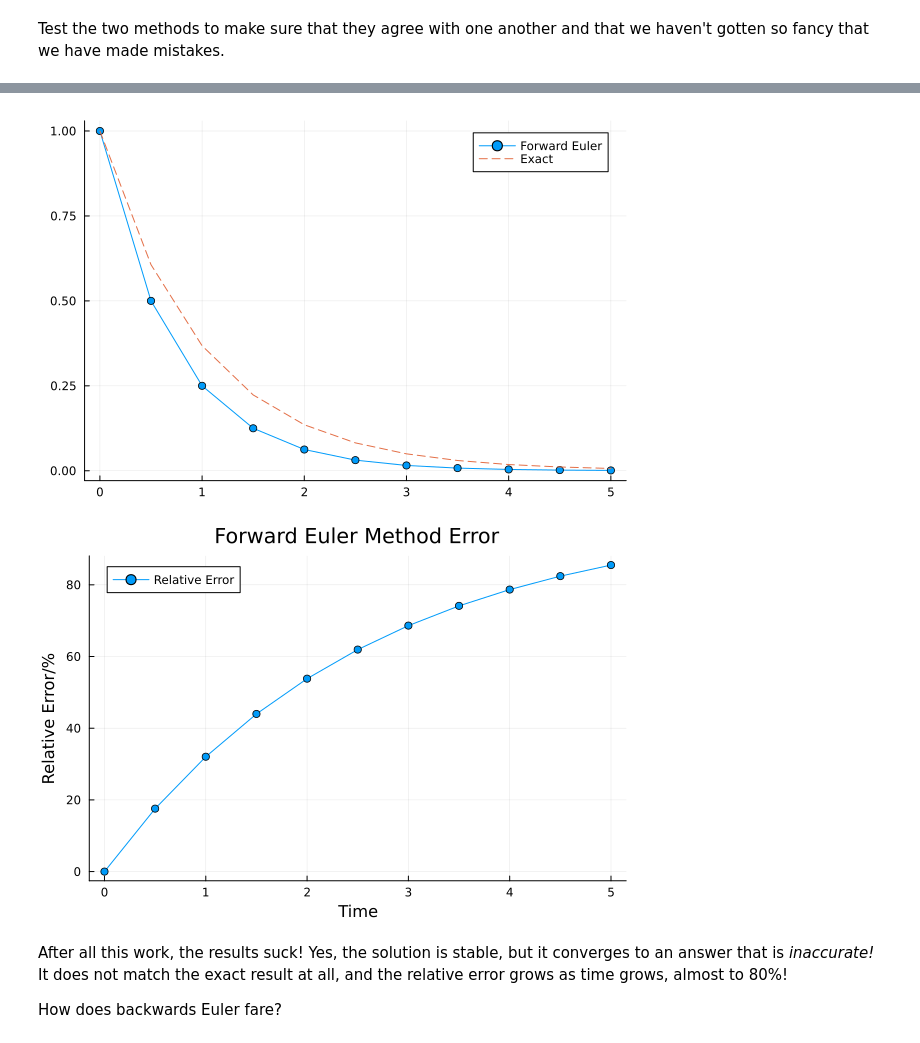
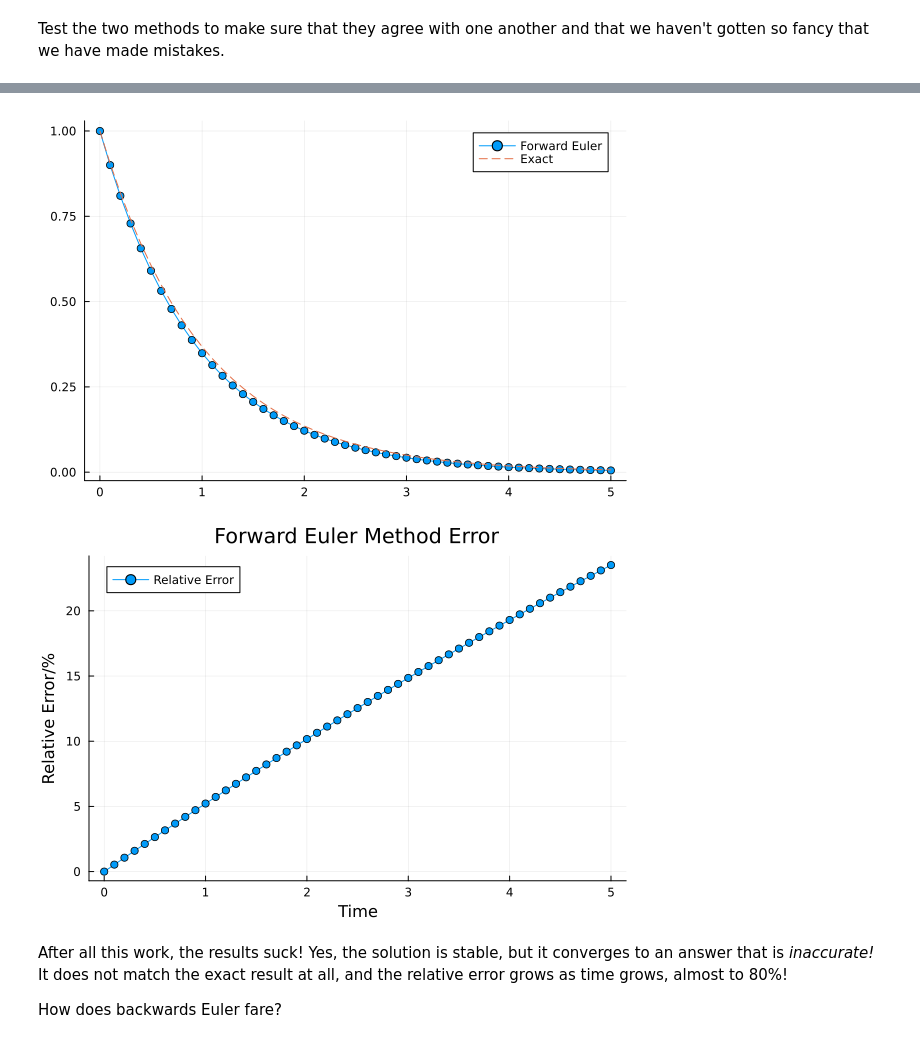
Before and after one commit to IntensiveRock/CHEM-5555, a Jupyter notebook: Numerical Solutions to Differential Equations/Differential Equations I.ipynb, the cells around one changed output, grey strips where cells are left out. Saved outputs shown, nothing was run; the diff lists cells and outputs as text; code cells hidden in the pictures.

```diff
--- a/Numerical Solutions to Differential Equations/Differential Equations I.ipynb
+++ b/Numerical Solutions to Differential Equations/Differential Equations I.ipynb
@@ -269,23 +270,23 @@ Test.DefaultTestSet("Forward Euler Implementation Comparison", Any[], 4, false,
 # %%
 #OK, now let's compare the result from forward Euler to the exact solution:
-
+using Plots
 f(y,t) = -y
-problem = ODESystem(f,1.0,5.0,0.5)
+problem = ODESystem(f,1.0,5.0,0.1)
 solution = solve(problem,ForwardEuler())
 plot(solution.t,solution.y,label="Forward Euler",marker=:circle)
 
 plot!(solution.t,exp.(-solution.t),label="Exact",linestyle=:dash)
 # %% [output]
-[figure, old version]
+[figure, new version]
 # %%
-
+using Plots
 # Calculate and plot relative error
 relative_error = abs.(solution.y - exp.(-solution.t)) ./ exp.(-solution.t)
 plot(solution.t, relative_error*100, label="Relative Error",
     xlabel="Time", ylabel="Relative Error/%",
     marker=:circle, title="Forward Euler Method Error")
 # %% [output]
-[figure, old version]
+[figure, new version]
 # %% [markdown]
 After all this work, the results suck! Yes, the solution is stable, but it converges to an answer that is *inaccurate!* It does not match the exact result at all, and the relative error grows as time grows, almost to 80%!
 
```
Also changed, not shown: parts of 3 cells of this notebook, 1 other file.
